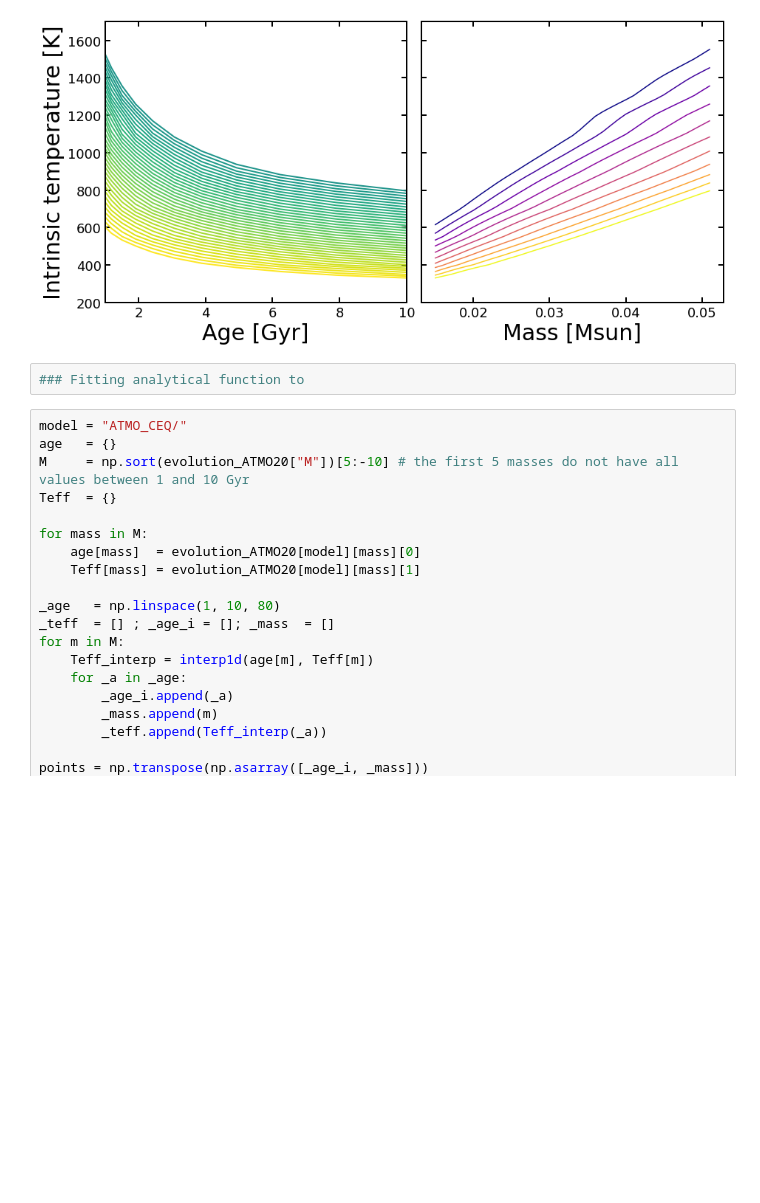
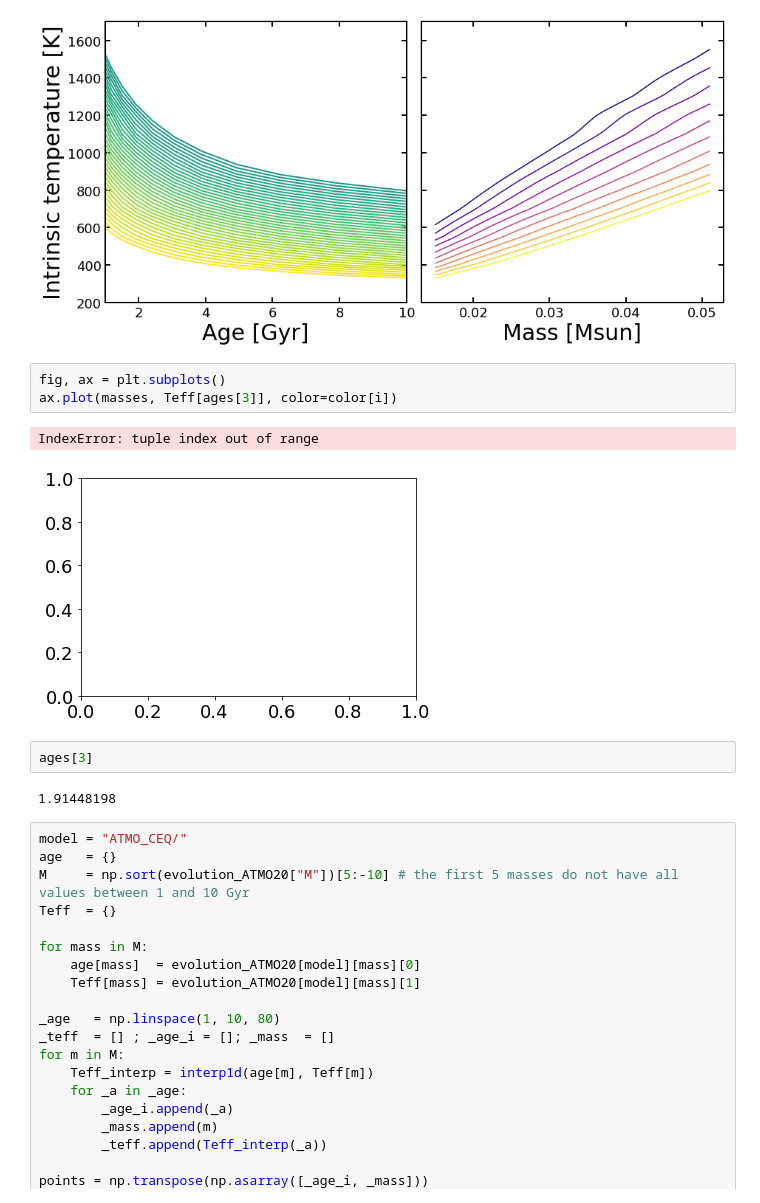
Before and after one commit to SvPoder/exoplanets, a Jupyter notebook: jupyter-notebook/cooling_models.ipynb, the cells around one changed output. Drawn from its saved outputs; the diff is of its cells as text; blank space fills up the shorter version.

```diff
--- a/jupyter-notebook/cooling_models.ipynb
+++ b/jupyter-notebook/cooling_models.ipynb
@@ -279,8 +285,16 @@ fig.subplots_adjust(wspace=0.05)
 #fig.savefig("ATMO_model_masses.pdf", bbox_inches="tight")
 # %% [output]
 [figure]
-# %%
-### Fitting analytical function to
+# %%
+fig, ax = plt.subplots()
+ax.plot(masses, Teff[ages[3]], color=color[i])
+# %% [output]
+IndexError: tuple index out of range
+[figure, added]
+# %%
+ages[3]
+# %% [output]
+1.91448198
 # %%
 model = "ATMO_CEQ/"
 age   = {}
```
Also changed, not shown: parts of 1 cell of this notebook, 1 other file.
